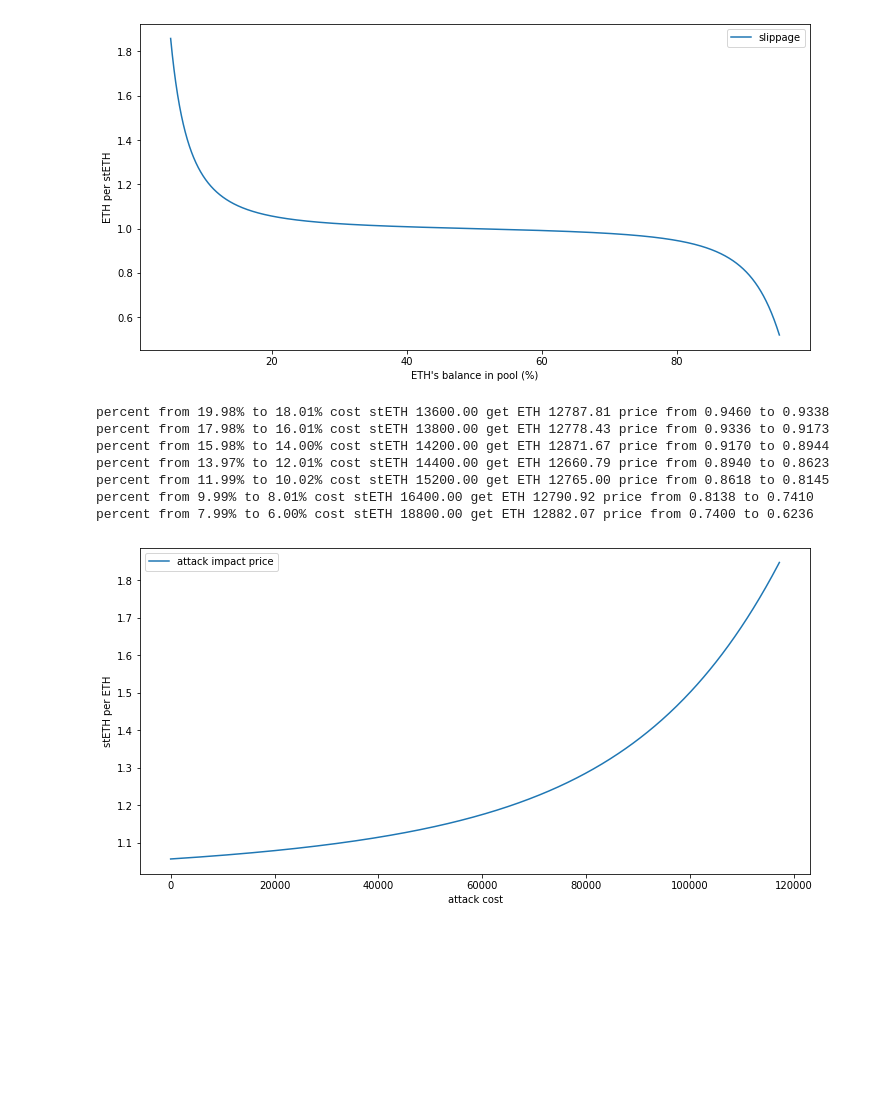
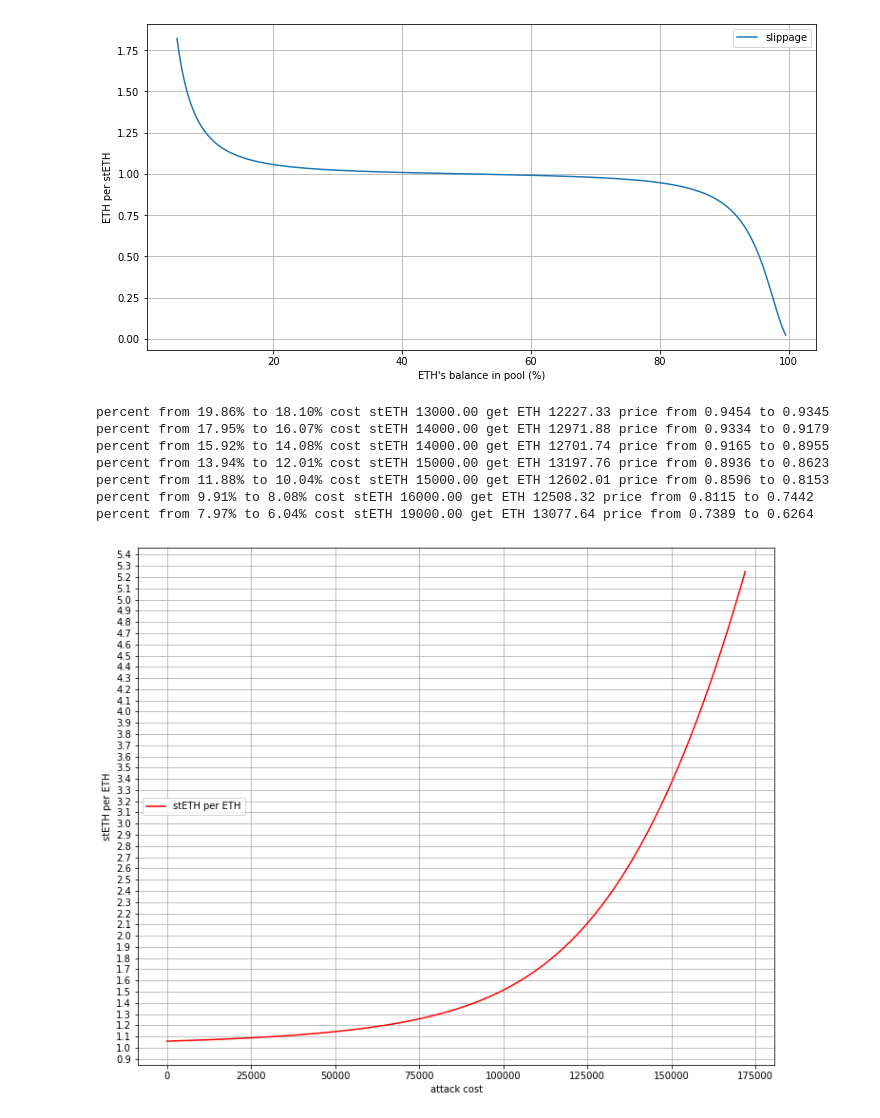
Before and after one commit to 0x-stan/curve-slippage, a Jupyter notebook: slippage_analysis.ipynb, the cells around one changed output. Saved outputs shown, nothing was run; the diff lists cells and outputs as text; code cells hidden in the pictures; blank space fills up the shorter version.

Commit message:
attack cost

```diff
--- a/slippage_analysis.ipynb
+++ b/slippage_analysis.ipynb
@@ -34,12 +34,12 @@ fig.set_figheight(6)
 ax.set_xlabel("ETH's balance in pool (%)")
 ax.set_ylabel("ETH per stETH")
 line_slippage, = ax.plot(stETH_percent * 100, df['price'] / 1e12, label="slippage")
-
+ax.grid()
 
 ax.legend(handles=[line_slippage], loc='upper right')
 plt.show()
 # %% [output]
-[figure, old version]
+[figure, new version]
 # %%
 
 def attackCost(from_percent, to_percent):
@@ -49,7 +49,7 @@ def attackCost(from_percent, to_percent):
     _df = df[df["ethPercent"] < from_percent]
     _df = _df[_df["ethPercent"] >= to_percent]
     # print(_df)
-    amountIn = _df.shape[0] * 200 # every row amountIn is 200
+    amountIn = _df.shape[0] * 1000 # every row amountIn is 1000
     amountOut = _df['dy'].sum() / 1e18
 
     return  _df["price"].max() / 1e12, _df["price"].min() / 1e12, _df["ethPercent"].max() / 100, _df["ethPercent"].min() / 100, amountIn, amountOut
@@ -58,28 +58,36 @@ for i in range(20,6,-2):
     price_upper, price_lower, percent_upper, percent_lower, cost, reward = attackCost(from_percent=i*1.0, to_percent=(i-2)*1.0)
     print("percent from {:.2f}% to {:.2f}% cost stETH {:.2f} get ETH {:.2f} price from {:.4f} to {:.4f}".format(percent_upper, percent_lower, cost, reward, price_upper, price_lower))
 # %% [output]
-percent from 19.98% to 18.01% cost stETH 13600.00 get ETH 12787.81 price from 0.9460 to 0.9338
-percent from 17.98% to 16.01% cost stETH 13800.00 get ETH 12778.43 price from 0.9336 to 0.9173
-percent from 15.98% to 14.00% cost stETH 14200.00 get ETH 12871.67 price from 0.9170 to 0.8944
-percent from 13.97% to 12.01% cost stETH 14400.00 get ETH 12660.79 price from 0.8940 to 0.8623
-percent from 11.99% to 10.02% cost stETH 15200.00 get ETH 12765.00 price from 0.8618 to 0.8145
-percent from 9.99% to 8.01% cost stETH 16400.00 get ETH 12790.92 price from 0.8138 to 0.7410
-percent from 7.99% to 6.00% cost stETH 18800.00 get ETH 12882.07 price from 0.7400 to 0.6236
+percent from 19.86% to 18.10% cost stETH 13000.00 get ETH 12227.33 price from 0.9454 to 0.9345
+percent from 17.95% to 16.07% cost stETH 14000.00 get ETH 12971.88 price from 0.9334 to 0.9179
+percent from 15.92% to 14.08% cost stETH 14000.00 get ETH 12701.74 price from 0.9165 to 0.8955
+percent from 13.94% to 12.01% cost stETH 15000.00 get ETH 13197.76 price from 0.8936 to 0.8623
+percent from 11.88% to 10.04% cost stETH 15000.00 get ETH 12602.01 price from 0.8596 to 0.8153
+percent from 9.91% to 8.08% cost stETH 16000.00 get ETH 12508.32 price from 0.8115 to 0.7442
+percent from 7.97% to 6.04% cost stETH 19000.00 get ETH 13077.64 price from 0.7389 to 0.6264
 # %%
-# data from 20% to 5%
+# data from 20% to 0.5%
 df2 = df[df["ethPercent"] < 2000]
-df2 = df2[df2["ethPercent"] >= 500]
+df2 = df2[df2["ethPercent"] >= 200]
 
 fig,ax = plt.subplots()
 fig.set_figwidth(12)
-fig.set_figheight(6)
+fig.set_figheight(10)
 
 ax.set_xlabel("attack cost")
 ax.set_ylabel("stETH per ETH")
-line_attack, = ax.plot((df2.index - df2.index[0]) * 200, 1e12 / df2['price'], label="attack impact price")
+
+ax.yaxis.set_major_locator(plt.MultipleLocator(0.1))
+
+# ax2 = ax.twinx()
+# ax2.set_ylabel("ETH per stETH")
+
+line_ETH, = ax.plot((df2.index - df2.index[0]) * 1000, 1e12 / df2['price'],  'r', label="stETH per ETH",)
+# line_stETH, = ax2.plot((df2.index - df2.index[0]) * 1000, df2['price'] / 1e12, 'b', label="ETH per stETH")
 
 
-ax.legend(handles=[line_attack], loc='upper left')
+ax.legend( handles=[line_ETH], loc='center left')
+ax.grid()
 plt.show()
 # %% [output]
-[figure, old version]
+[figure, new version]
```
Also changed, not shown: parts of 1 cell of this notebook, 2 other files.
